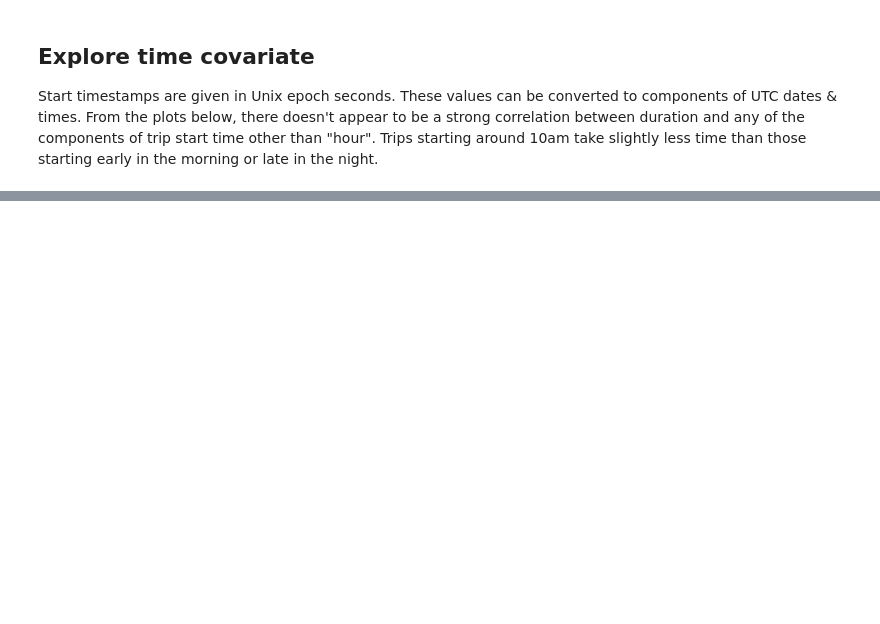
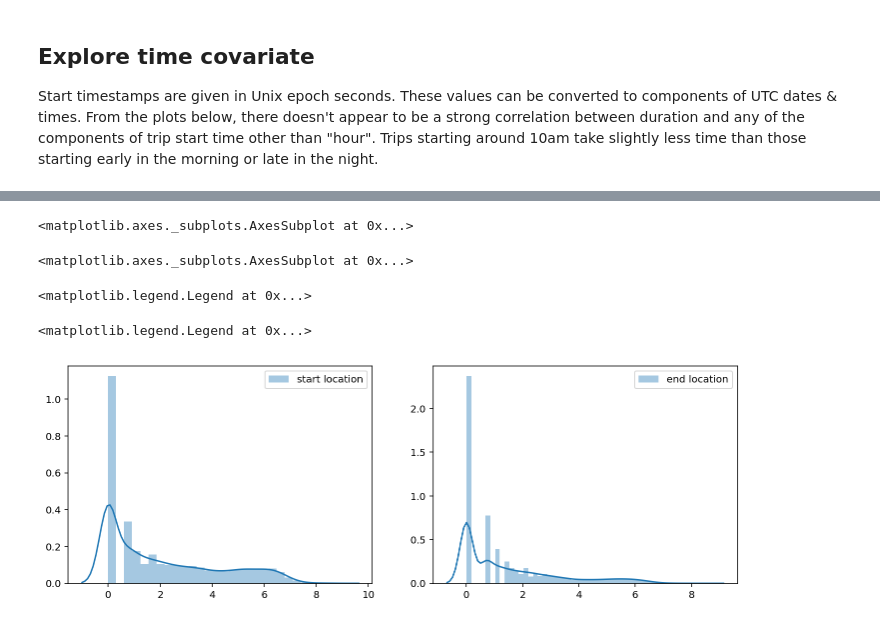
Before and after one commit to niranjv/ml-datasets, a Jupyter notebook: trip-times/jupyter/analysis.ipynb, the cells around one changed output, grey strips where cells are left out. Drawn from its saved outputs; the diff is of its cells as text; code cells hidden in the pictures; blank space fills up the shorter version.

```diff
--- a/trip-times/jupyter/analysis.ipynb
+++ b/trip-times/jupyter/analysis.ipynb
@@ -344,0 +370,14 @@ Name: end_lat, dtype: int64
+# %%
+# Histogram of log(location frequency)
+fig, axes = plt.subplots(nrows=1, ncols=2, figsize=(12,4))
+sns.distplot(np.log(start.value_counts()), ax=axes[0], label="start location")
+sns.distplot(np.log(end.value_counts()), ax=axes[1], label="end location")
+
+axes[0].legend()
+axes[1].legend()
+# %% [output]
+<matplotlib.axes._subplots.AxesSubplot at 0x...>
+<matplotlib.axes._subplots.AxesSubplot at 0x...>
+<matplotlib.legend.Legend at 0x...>
+<matplotlib.legend.Legend at 0x...>
+[figure, added]
```
Also changed, not shown: parts of 28 cells of this notebook.
